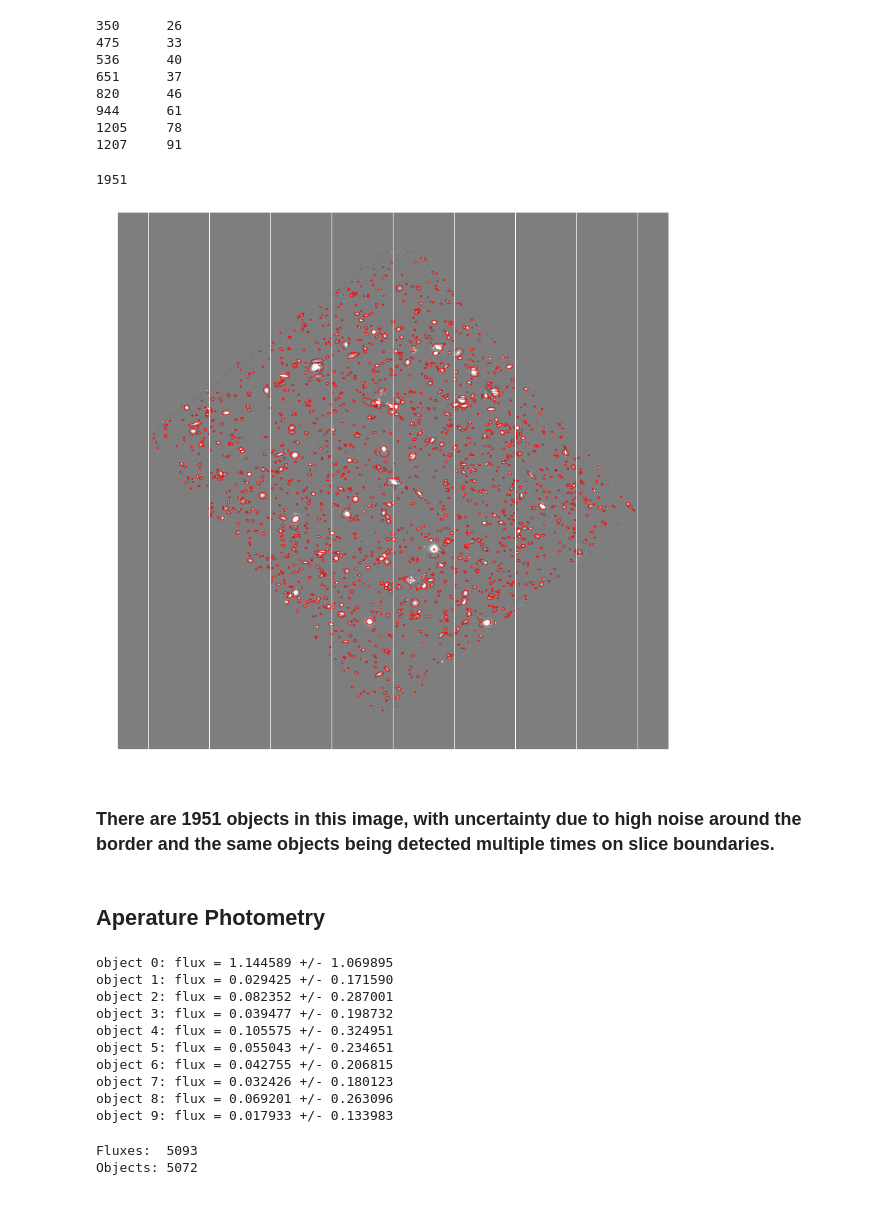
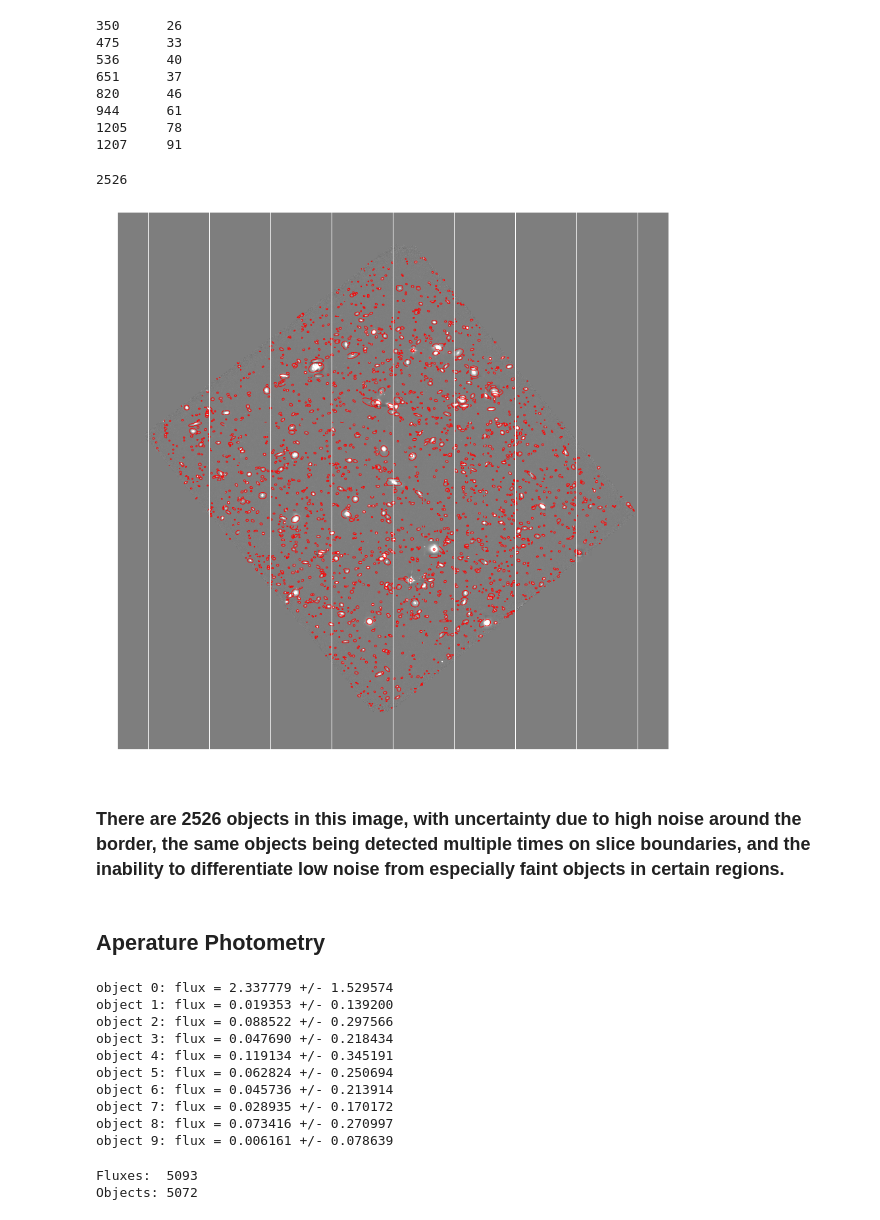
Before and after one commit to tiseever/ASTR_119_Final_Project, a Jupyter notebook: Test_Source_Detection.ipynb, the cells around one changed output. Cells and saved outputs as stored; diff of their text form; code cells hidden in the pictures.

```diff
--- a/Test_Source_Detection.ipynb
+++ b/Test_Source_Detection.ipynb
@@ -229,7 +229,8 @@ dfluxerr = {}
 dflag = {}
 
 for n in range(1296):
-    dflux[n], dfluxerr[n], dflag[n] = sep.sum_circle(adata_sub[n],sxt[n]['x'],sxt[n]['y'],3.0,err=agrms[n], gain=1.0)
+    dflux[n], dfluxerr[n], dflag[n] = sep.sum_circle(adata_sub[n],sxt[n]['x'],sxt[n]['y'],np.exp(agrms[n]/Avg_agrms)\
+                                                     ,err=agrms[n], gain=1.0)
 
 aflux = np.array(list(dflux.values()))
 afluxerr = np.array(list(dfluxerr.values()))
@@ -258,39 +259,39 @@ for n in range(1296):
     else:
         for i in range(aobjects[n]):
             try:
-                if(aflux[n][i]<=0.1):
+                if(aflux[n][i]<=0.05):
                     continue
                 else:
                     try:
                         e = Ellipse(xy=(sxt[n]['x'][i], sxt[n]['y'][i]),width=6*sxt[n]['a'][i],height=6*sxt[n]['b'][i],\
                                     angle=sxt[n]['theta'][i]*180/(2*np.pi))
                     except:
                         continue
                     e.set_facecolor('none')
                     e.set_edgecolor('red')
                     ax[35-z,w].add_artist(e)
                     no += 1
             except:
                 try:
                     e = Ellipse(xy=(sxt[n]['x'][i], sxt[n]['y'][i]),width=6*sxt[n]['a'][i],height=6*sxt[n]['b'][i],\
                                 angle=sxt[n]['theta'][i]*180/(2*np.pi))
                 except:
                     continue
                 e.set_facecolor('none')
                 e.set_edgecolor('red')
                 ax[35-z,w].add_artist(e)
                 no += 1
         if(w==35):
             w = 0
             z += 1
         else:
             w += 1
 print(no)
 # %% [output]
-1951
+2526
-[figure, old version]
+[figure, new version]
 # %% [markdown]
-### There are 1951 objects in this image, with uncertainty due to high noise around the border and the same objects being detected multiple times on slice boundaries.
+### There are 2526 objects in this image, with uncertainty due to high noise around the border, the same objects being detected multiple times on slice boundaries, and the inability to differentiate low noise from especially faint objects in certain regions.
 # %% [markdown]
 ## Aperature Photometry
 # %%
@@ -301,16 +302,16 @@ flags = np.concatenate(aflag)
 for i in range(10):
     print("object {:d}: flux = {:f} +/- {:f}".format(i,fluxes[i],fluxerrs[i]))
 # %% [output]
-object 0: flux = 1.144589 +/- 1.069895
-object 1: flux = 0.029425 +/- 0.171590
-object 2: flux = 0.082352 +/- 0.287001
-object 3: flux = 0.039477 +/- 0.198732
-object 4: flux = 0.105575 +/- 0.324951
-object 5: flux = 0.055043 +/- 0.234651
-object 6: flux = 0.042755 +/- 0.206815
-object 7: flux = 0.032426 +/- 0.180123
-object 8: flux = 0.069201 +/- 0.263096
-object 9: flux = 0.017933 +/- 0.133983
+object 0: flux = 2.337779 +/- 1.529574
+object 1: flux = 0.019353 +/- 0.139200
+object 2: flux = 0.088522 +/- 0.297566
+object 3: flux = 0.047690 +/- 0.218434
+object 4: flux = 0.119134 +/- 0.345191
+object 5: flux = 0.062824 +/- 0.250694
+object 6: flux = 0.045736 +/- 0.213914
+object 7: flux = 0.028935 +/- 0.170172
+object 8: flux = 0.073416 +/- 0.270997
+object 9: flux = 0.006161 +/- 0.078639
 # %%
 print('Fluxes: ',len(fluxes))
 print('Objects:',np.sum(aobjects))
```
Also changed, not shown: parts of 2 cells of this notebook, 1 other file.
